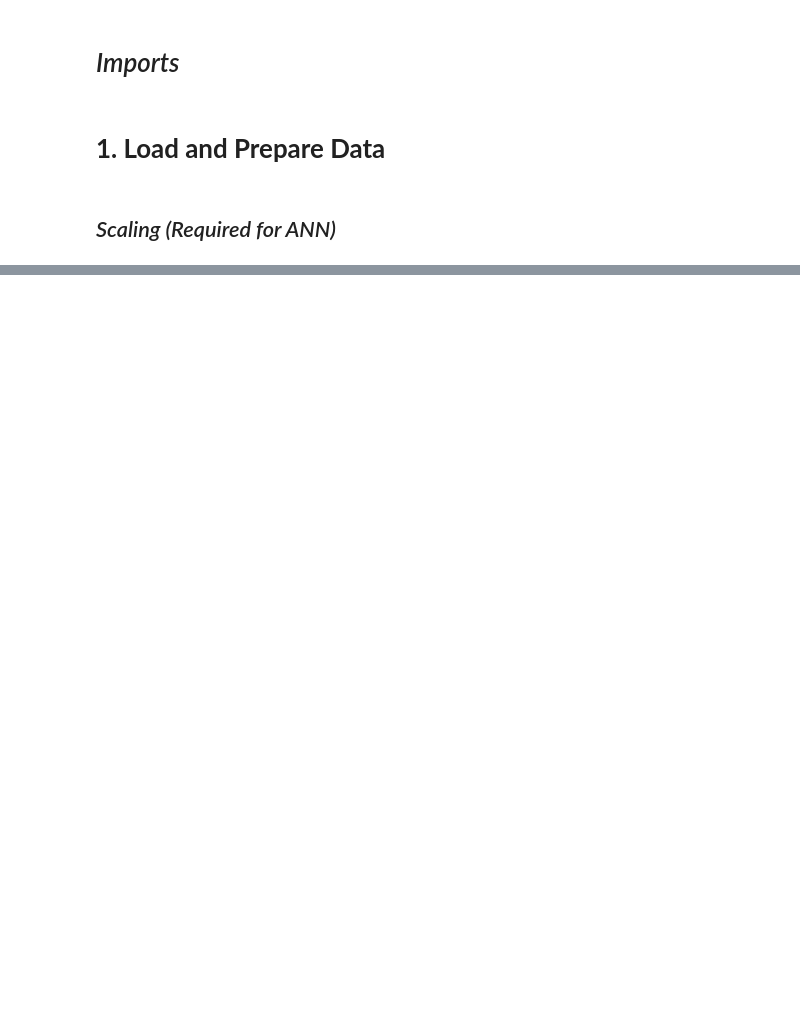
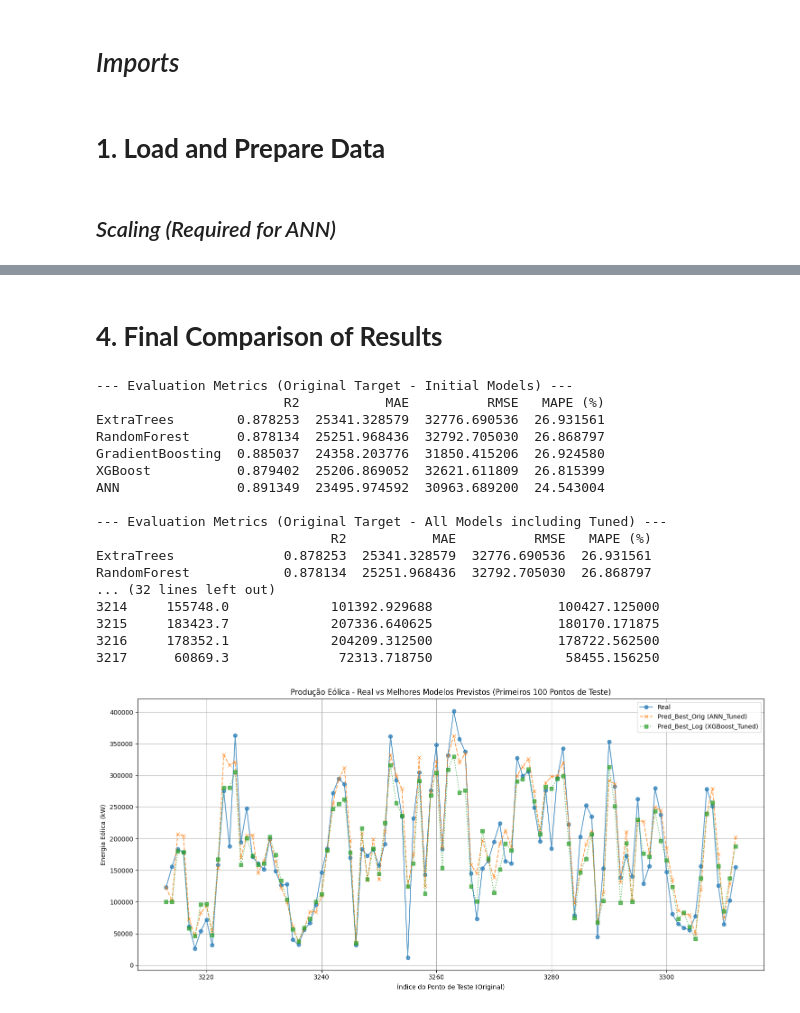
Before and after one commit to tjpoa/wind-energy-forecast, a Jupyter notebook: notebooks/Modeling.ipynb, the cells around one changed output, grey strips where cells are left out. Drawn from its saved outputs; the diff is of its cells as text; code cells hidden in the pictures; blank space fills up the shorter version.

```diff
--- a/notebooks/Modeling.ipynb
+++ b/notebooks/Modeling.ipynb
@@ -554,0 +811,80 @@ Epoch 6/300
+# %% [markdown]
+# **4. Final Comparison of Results**
+# %%
+print("--- Evaluation Metrics (Original Target - Initial Models) ---")
+print(metrics_df_orig_initial)
+print("\n--- Evaluation Metrics (Original Target - All Models including Tuned) ---")
+print(metrics_df_orig_tuned)
+
+print("\n--- Evaluation Metrics (Log Target - Initial Models, evaluated on original scale) ---")
+print(metrics_df_log_initial)
+print("\n--- Evaluation Metrics (Log Target - All Models including Tuned, evaluated on original scale) ---")
+print(metrics_df_log_tuned)
+
+# Find best model from original target approach
+best_model_name_orig = metrics_df_orig_tuned['MAE'].idxmin()
+best_mae_orig = metrics_df_orig_tuned['MAE'].min()
+best_preds_orig = predictions_orig[best_model_name_orig]
+
+# Find best model from log-transformed target approach
+best_model_name_log = metrics_df_log_tuned['MAE'].idxmin()
+best_mae_log = metrics_df_log_tuned['MAE'].min()
+best_preds_log = predictions_log[best_model_name_log]
+
+print(f"\nBest Original Target Model: {best_model_name_orig} with MAE: {best_mae_orig:.2f}")
+print(f"Best Log-Transformed Target Model: {best_model_name_log} with MAE: {best_mae_log:.2f} (on original scale)")
+
+final_comparison_df = pd.DataFrame({
+    'Eolica_Real': y_test.values,
+    f'Pred_Best_Orig_{best_model_name_orig}': best_preds_orig,
+    f'Pred_Best_Log_{best_model_name_log}': best_preds_log
+}, index=y_test.index)
+
+print("\n--- Final Comparison DataFrame (First 5 rows) ---")
+print(final_comparison_df.head())
+
+plt.figure(figsize=(15, 7))
+plt.plot(final_comparison_df.index[:100], final_comparison_df['Eolica_Real'][:100], label='Real', marker='o', linestyle='-', alpha=0.7)
+plt.plot(final_comparison_df.index[:100], final_comparison_df[f'Pred_Best_Orig_{best_model_name_orig}'][:100],
+         label=f'Pred_Best_Orig ({best_model_name_orig})', marker='x', linestyle='--', alpha=0.7)
+plt.plot(final_comparison_df.index[:100], final_comparison_df[f'Pred_Best_Log_{best_model_name_log}'][:100],
+         label=f'Pred_Best_Log ({best_model_name_log})', marker='s', linestyle=':', alpha=0.7)
+
+plt.title('Produção Eólica - Real vs Melhores Modelos Previstos (Primeiros 100 Pontos de Teste)')
+plt.xlabel('Índice do Ponto de Teste (Original)')
+plt.ylabel('Energia Eólica (kW)')
+plt.legend()
+plt.grid(True)
+plt.tight_layout()
+plt.show()
+
+# Consolidate all metrics for final comparison
+metrics_summary = []
+for model_name, metric_values in metrics_df_orig_tuned.iterrows():
+    metrics_summary.append({'Model': model_name, 'Target_Type': 'Original', **metric_values})
+for model_name, metric_values in metrics_df_log_tuned.iterrows():
+    metrics_summary.append({'Model': model_name, 'Target_Type': 'Log-Transformed', **metric_values})
+
+final_metrics_df = pd.DataFrame(metrics_summary)
+final_metrics_df = final_metrics_df.sort_values(by='MAE')
+print("\n--- Resumo Consolidado das Métricas (Ordenado por MAE) ---")
+print(final_metrics_df)
+# %% [output]
+--- Evaluation Metrics (Original Target - Initial Models) ---
+                        R2           MAE          RMSE   MAPE (%)
+ExtraTrees        0.878253  25341.328579  32776.690536  26.931561
+RandomForest      0.878134  25251.968436  32792.705030  26.868797
+GradientBoosting  0.885037  24358.203776  31850.415206  26.924580
+XGBoost           0.879402  25206.869052  32621.611809  26.815399
+ANN               0.891349  23495.974592  30963.689200  24.543004
+
+--- Evaluation Metrics (Original Target - All Models including Tuned) ---
+                              R2           MAE          RMSE   MAPE (%)
+ExtraTrees              0.878253  25341.328579  32776.690536  26.931561
+RandomForest            0.878134  25251.968436  32792.705030  26.868797
+... (32 lines left out)
+3214     155748.0             101392.929688                100427.125000
+3215     183423.7             207336.640625                180170.171875
+3216     178352.1             204209.312500                178722.562500
+3217      60869.3              72313.718750                 58455.156250
+[figure, added]
```
Also changed, not shown: parts of 57 cells of this notebook.
